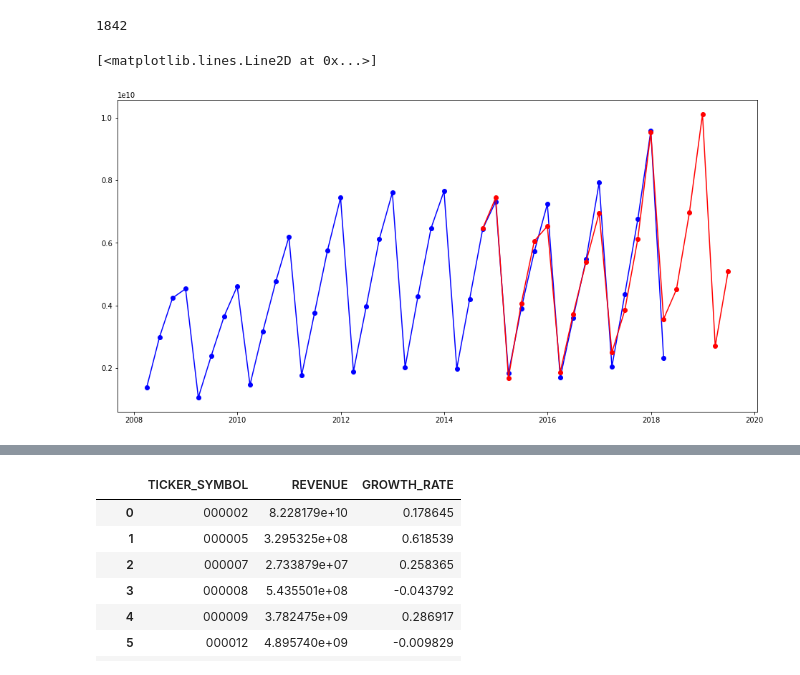
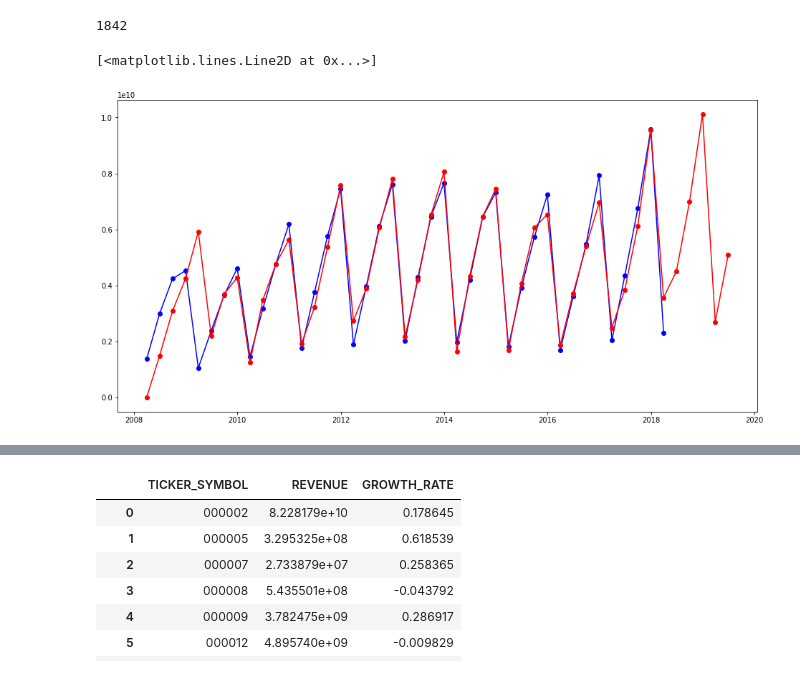
Before and after one commit to hyang1985/-, a Jupyter notebook: 上市公司营收预测.ipynb, the cells around one changed output, grey strips where cells are left out. Saved outputs shown, nothing was run; the diff lists cells and outputs as text; code cells hidden in the pictures.

```diff
--- a/上市公司营收预测.ipynb
+++ b/上市公司营收预测.ipynb
@@ -381,32 +381,32 @@ d=[0,1]
 pdq = list(itertools.product(p, d, q))
 seasonal_pdq = [(x[0], x[1], x[2], 4) for x in pdq]
 aic_min=10e5
 result_order=result_seasonal_order=[]
 for param in pdq:
     for param_seasonal in seasonal_pdq:
         try:
             mod = SARIMAX(data,
                                             order=param,
                                             seasonal_order=param_seasonal,
                                             enforce_stationarity=False,
                                             enforce_invertibility=False)
 
             results = mod.fit()
             if results.aic<aic_min:
                 aic_min=results.aic
                 result_order=param
                 result_seasonal_order=param_seasonal
             #print('ARIMA{}x{}12 - AIC:{}'.format(param, param_seasonal, results.aic))
         except:
             continue
 
 #全市场
 mod=SARIMAX(data,order=result_order,seasonal_order=result_seasonal_order)
 results=mod.fit()
-predict=results.predict(len(data)-15,len(data)+4)
+predict=results.predict(0,len(data)+4)
 fig = plt.figure(figsize=(16,8))
 plt.plot(data,'bo-')
 plt.plot(predict,'ro-')
 # %% [output]
 [<matplotlib.lines.Line2D at 0x...>]
-[figure, old version]
+[figure, new version]
```
Also changed, not shown: parts of 15 cells of this notebook.
